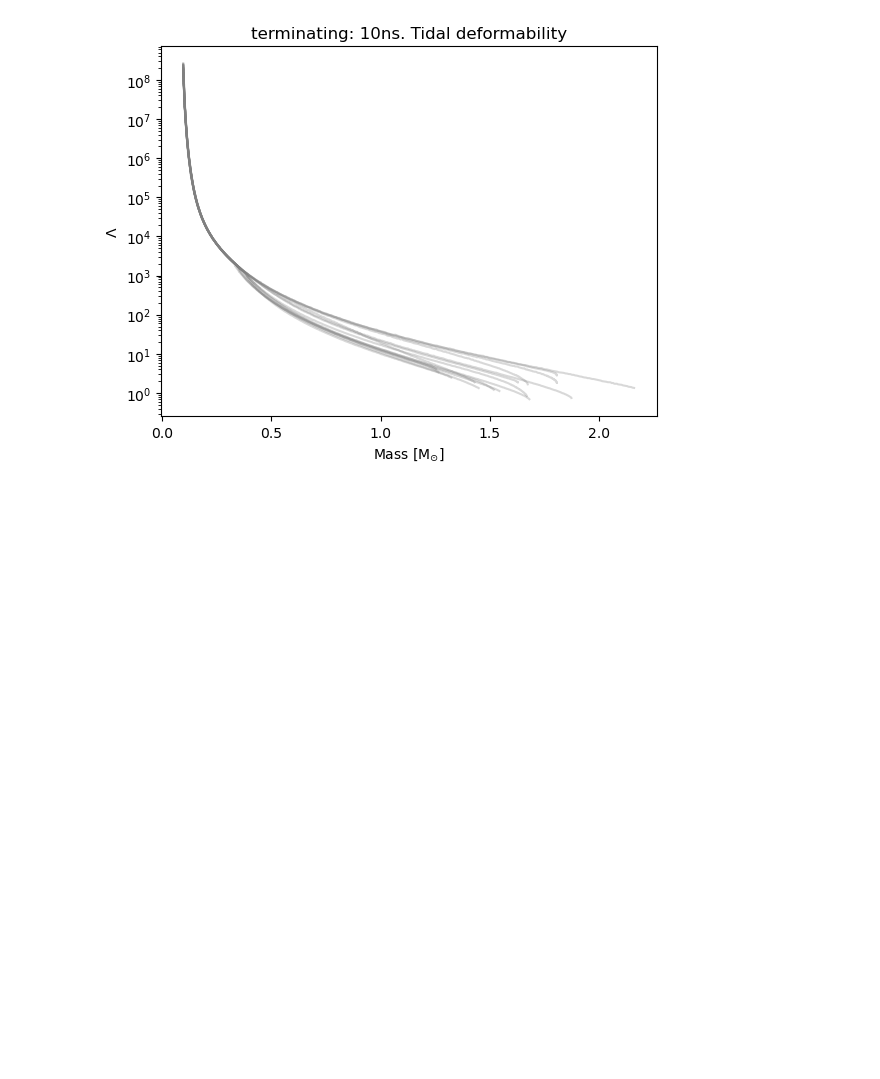
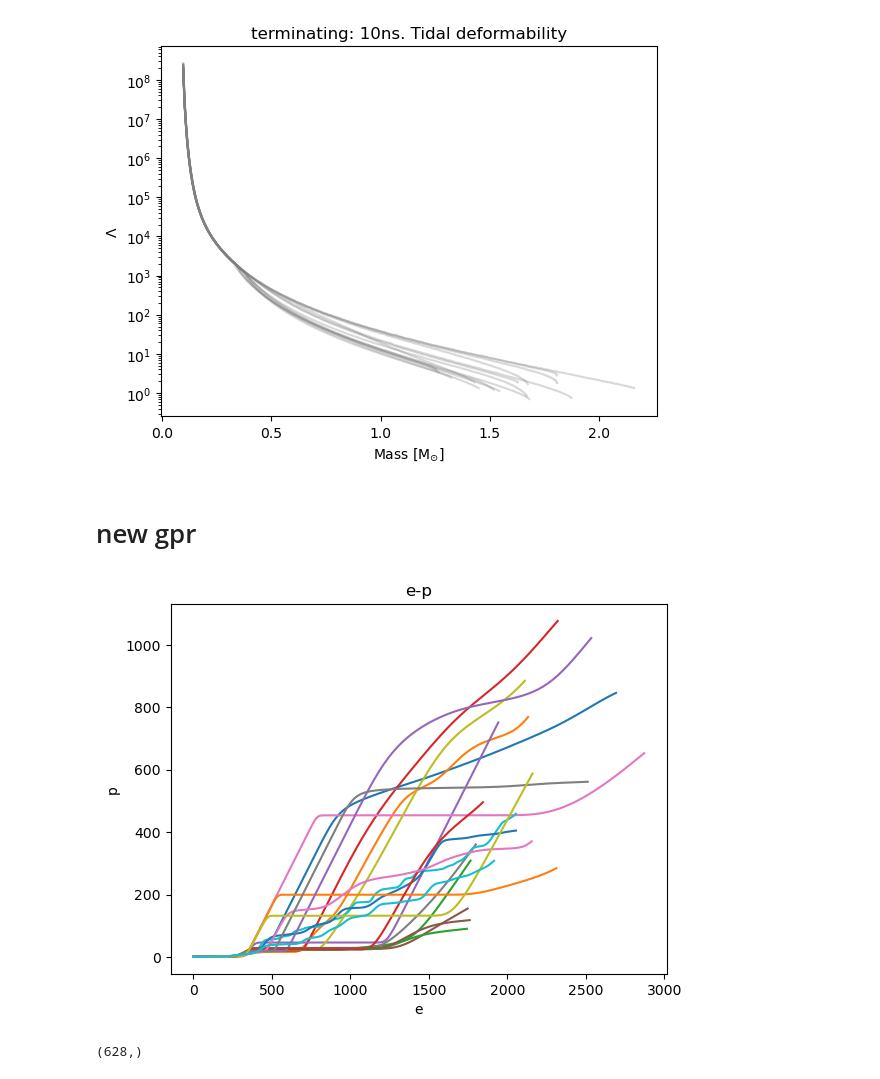
Before and after one commit to codinginrevolt/master_thesis, a Jupyter notebook: analysis/tov_viewer.ipynb, the cells around one changed output. Drawn from its saved outputs; the diff is of its cells as text; code cells hidden in the pictures; blank space fills up the shorter version.

Commit message:
some results/notebooks clean ups

```diff
--- a/analysis/tov_viewer.ipynb
+++ b/analysis/tov_viewer.ipynb
@@ -111,3 +177,32 @@ plt.show()
 # %% [output]
 [figure]
 [figure]
+# %% [markdown]
+# new gpr
+# %%
+n_end = 10
+
+eos_pathname = notebook_dir.parent / f"/home/sam/thesis/code/results/testing/{n_end}_new_eos.npy"
+
+sample_mr_pathname = notebook_dir.parent / f"/home/sam/thesis/code/results/tov_res/{n_end}_new_eos_nobreak_mr.npy"
+
+sample_tidal_pathname = notebook_dir.parent / f"/home/sam/thesis/code/results/tov_res/{n_end}_new_eos_tidal.npy"
+# %%
+eos = np.load(eos_pathname)
+
+e = eos[0]
+p = eos[1]
+cs2 = eos[2]
+
+for i in range((eos.shape[1])):
+    plt.plot(e[i], p[i])
+plt.title("e-p")
+plt.xlabel("e")
+plt.ylabel("p")
+plt.show()
+# %% [output]
+[figure, added]
+# %%
+e[i].shape
+# %% [output]
+(628,)
```
Also changed, not shown: parts of 43 cells of this notebook, 36 other files.
